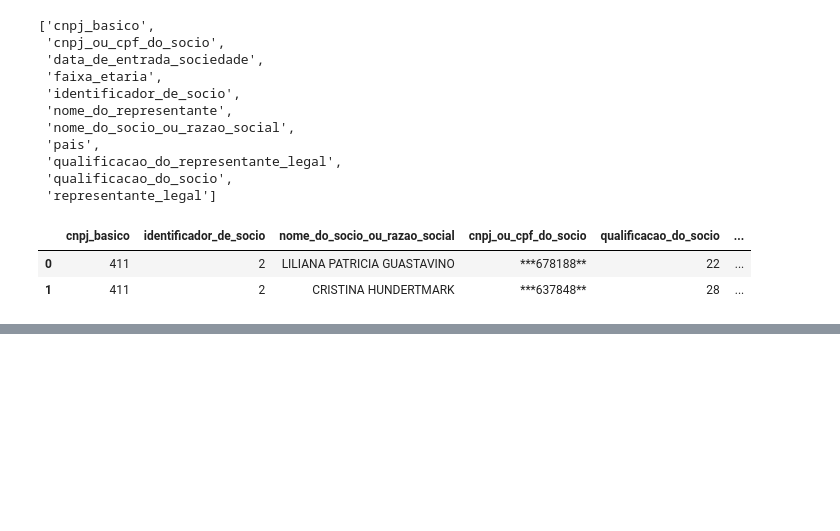
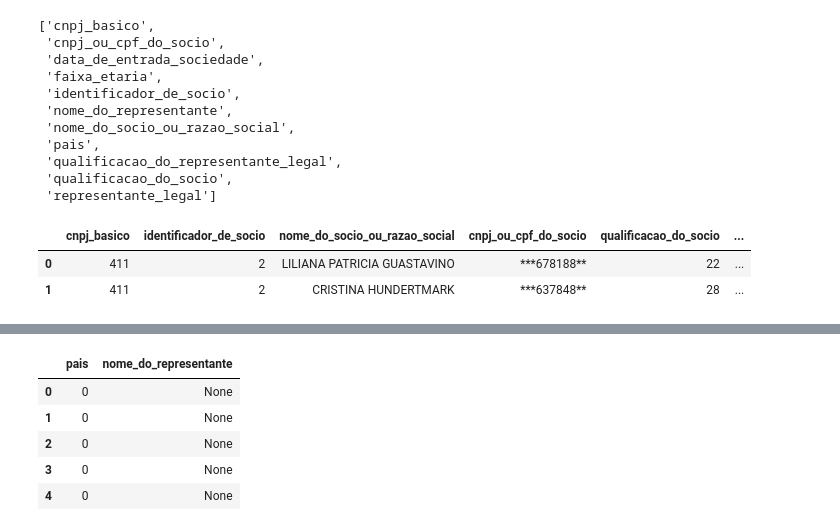
Before and after one commit to leticiafaria7/alura-courses, a Jupyter notebook: apache-spark/manipulando_dados.ipynb, the cells around one changed output, grey strips where cells are left out. Cells and saved outputs as stored; diff of their text form; code cells hidden in the pictures; blank space fills up the shorter version.

```diff
--- a/apache-spark/manipulando_dados.ipynb
+++ b/apache-spark/manipulando_dados.ipynb
@@ -313,0 +480,10 @@ socios.limit(2).toPandas()
+# %%
+# substitui os nulos do pais mas não os nulos do nome do representante
+socios.select('pais', 'nome_do_representante').na.fill(0).limit(5).toPandas()
+# %% [output]
+|  | pais | nome_do_representante |
+| 0 | 0 | None |
+| 1 | 0 | None |
+| 2 | 0 | None |
+| 3 | 0 | None |
+| 4 | 0 | None |
```
Also changed, not shown: parts of 29 cells of this notebook.
